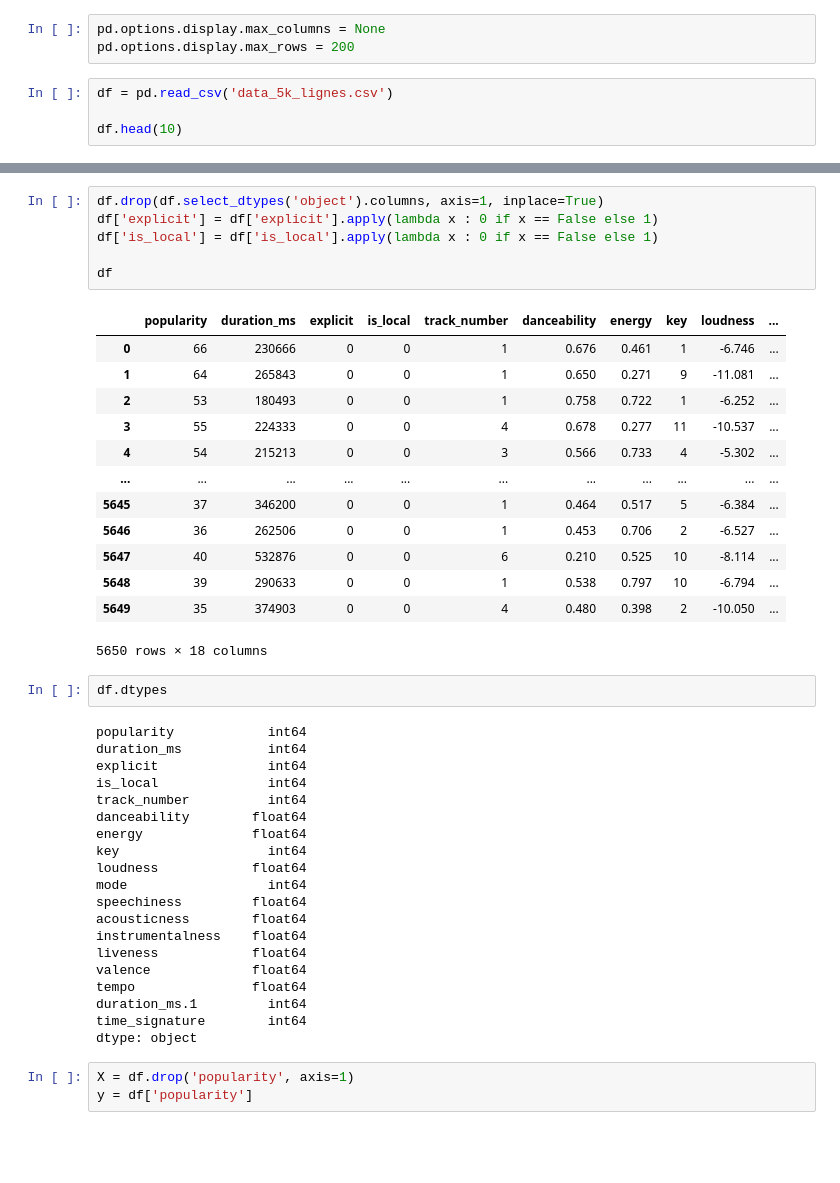
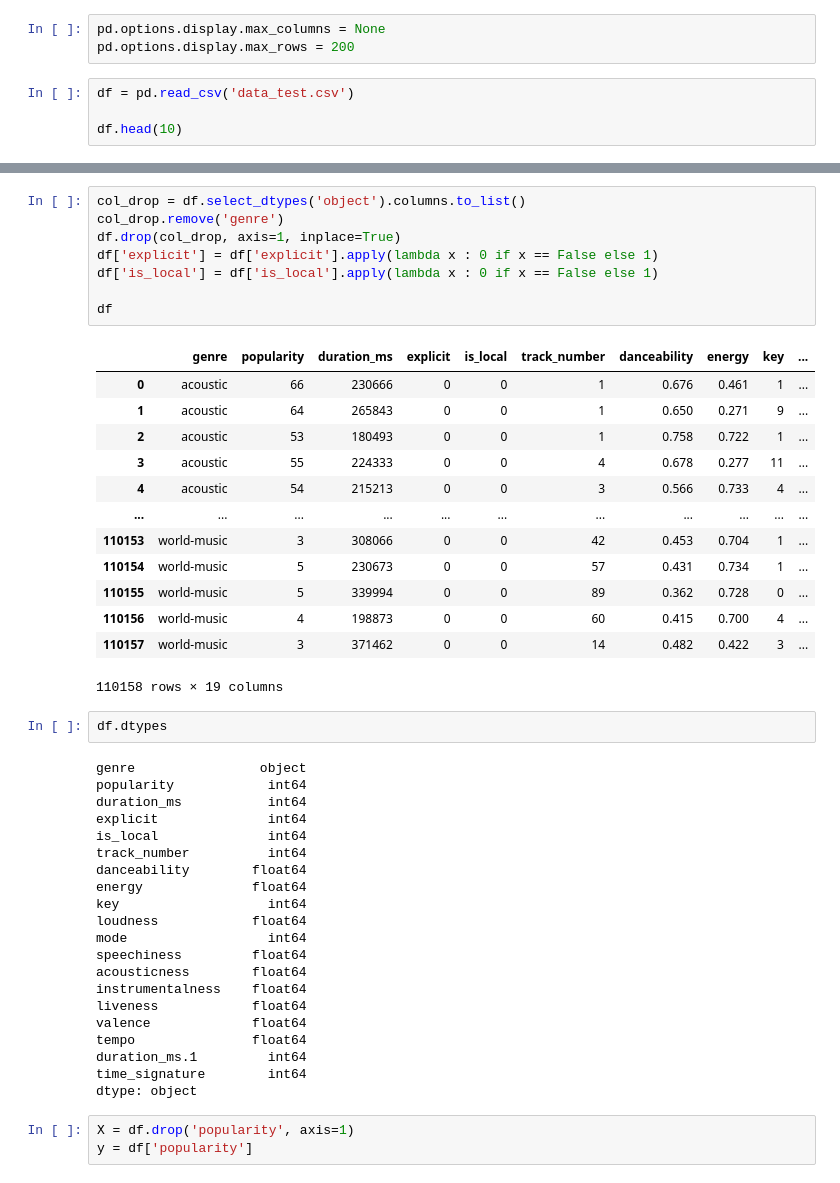
Before and after one commit to StevenDelval/Projet-_r-capitulatif-Machine_Learning, a Jupyter notebook: model_recap.ipynb, the cells around one changed output, grey strips where cells are left out. Cells and saved outputs as stored; diff of their text form; blank space fills up the shorter version.

```diff
--- a/model_recap.ipynb
+++ b/model_recap.ipynb
@@ -19,7 +19,7 @@ from sklearn.metrics import mean_squared_error, r2_score, mean_absolute_error
 pd.options.display.max_columns = None
 pd.options.display.max_rows = 200
 # %%
-df = pd.read_csv('data_5k_lignes.csv')
+df = pd.read_csv('data_test.csv')
 
 df.head(10)
 # %% [output]
@@ -37,26 +37,29 @@ df.head(10)
 # %%
-df.drop(df.select_dtypes('object').columns, axis=1, inplace=True)
+col_drop = df.select_dtypes('object').columns.to_list()
+col_drop.remove('genre')
+df.drop(col_drop, axis=1, inplace=True)
 df['explicit'] = df['explicit'].apply(lambda x : 0 if x == False else 1)
 df['is_local'] = df['is_local'].apply(lambda x : 0 if x == False else 1)
 
 df
 # %% [output]
-|  | popularity | duration_ms | explicit | is_local | track_number | danceability | energy | key | loudness | ... |
-| 0 | 66 | 230666 | 0 | 0 | 1 | 0.676 | 0.461 | 1 | -6.746 | ... |
-| 1 | 64 | 265843 | 0 | 0 | 1 | 0.650 | 0.271 | 9 | -11.081 | ... |
-| 2 | 53 | 180493 | 0 | 0 | 1 | 0.758 | 0.722 | 1 | -6.252 | ... |
-| 3 | 55 | 224333 | 0 | 0 | 4 | 0.678 | 0.277 | 11 | -10.537 | ... |
-| 4 | 54 | 215213 | 0 | 0 | 3 | 0.566 | 0.733 | 4 | -5.302 | ... |
+|  | genre | popularity | duration_ms | explicit | is_local | track_number | danceability | energy | key | ... |
+| 0 | acoustic | 66 | 230666 | 0 | 0 | 1 | 0.676 | 0.461 | 1 | ... |
+| 1 | acoustic | 64 | 265843 | 0 | 0 | 1 | 0.650 | 0.271 | 9 | ... |
+| 2 | acoustic | 53 | 180493 | 0 | 0 | 1 | 0.758 | 0.722 | 1 | ... |
+| 3 | acoustic | 55 | 224333 | 0 | 0 | 4 | 0.678 | 0.277 | 11 | ... |
+| 4 | acoustic | 54 | 215213 | 0 | 0 | 3 | 0.566 | 0.733 | 4 | ... |
 | ... | ... | ... | ... | ... | ... | ... | ... | ... | ... | ... |
-| 5645 | 37 | 346200 | 0 | 0 | 1 | 0.464 | 0.517 | 5 | -6.384 | ... |
-| 5646 | 36 | 262506 | 0 | 0 | 1 | 0.453 | 0.706 | 2 | -6.527 | ... |
-| 5647 | 40 | 532876 | 0 | 0 | 6 | 0.210 | 0.525 | 10 | -8.114 | ... |
-| 5648 | 39 | 290633 | 0 | 0 | 1 | 0.538 | 0.797 | 10 | -6.794 | ... |
-| 5649 | 35 | 374903 | 0 | 0 | 4 | 0.480 | 0.398 | 2 | -10.050 | ... |
+| 110153 | world-music | 3 | 308066 | 0 | 0 | 42 | 0.453 | 0.704 | 1 | ... |
+| 110154 | world-music | 5 | 230673 | 0 | 0 | 57 | 0.431 | 0.734 | 1 | ... |
+| 110155 | world-music | 5 | 339994 | 0 | 0 | 89 | 0.362 | 0.728 | 0 | ... |
+| 110156 | world-music | 4 | 198873 | 0 | 0 | 60 | 0.415 | 0.700 | 4 | ... |
+| 110157 | world-music | 3 | 371462 | 0 | 0 | 14 | 0.482 | 0.422 | 3 | ... |
-5650 rows × 18 columns
+110158 rows × 19 columns
 # %%
 df.dtypes
 # %% [output]
+genre                object
 popularity            int64
 duration_ms           int64
 explicit              int64
```
Also changed, not shown: parts of 10 cells of this notebook.
